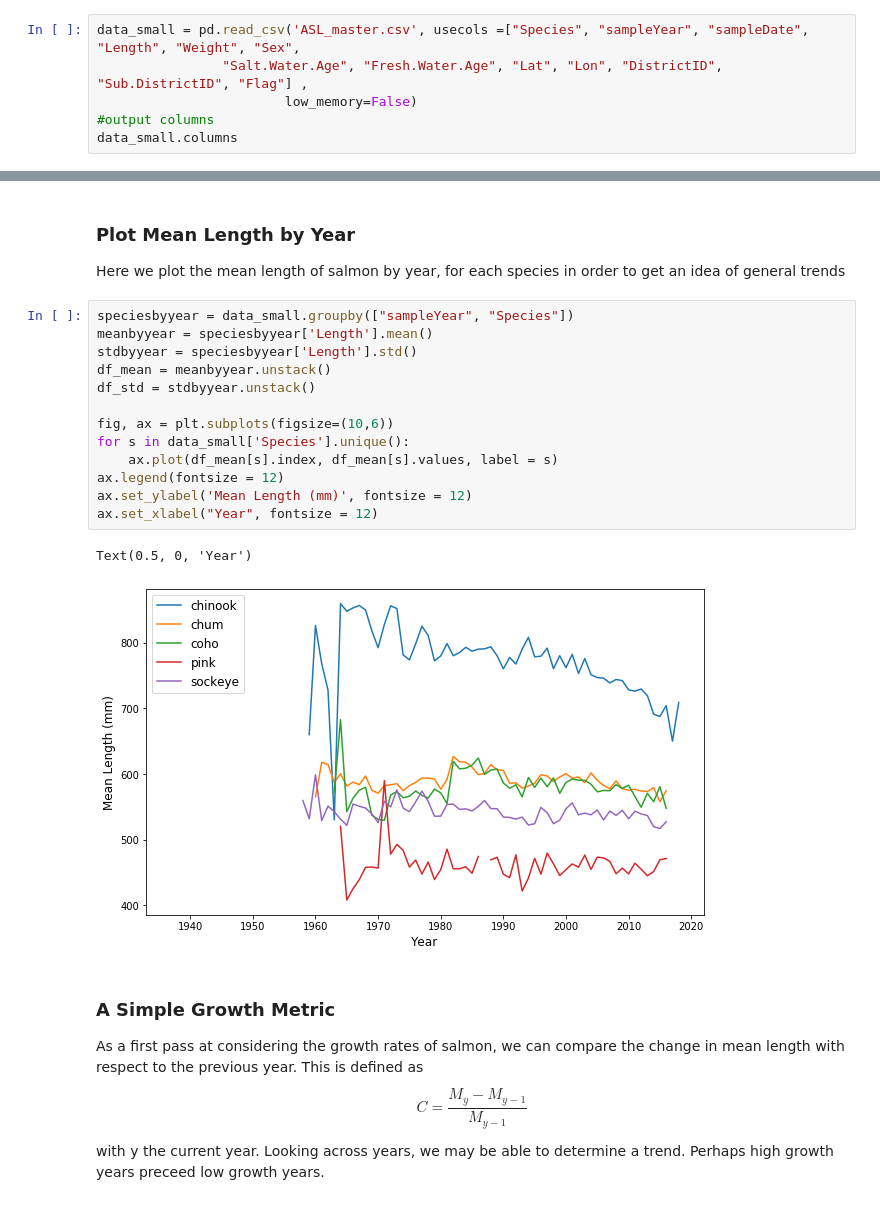
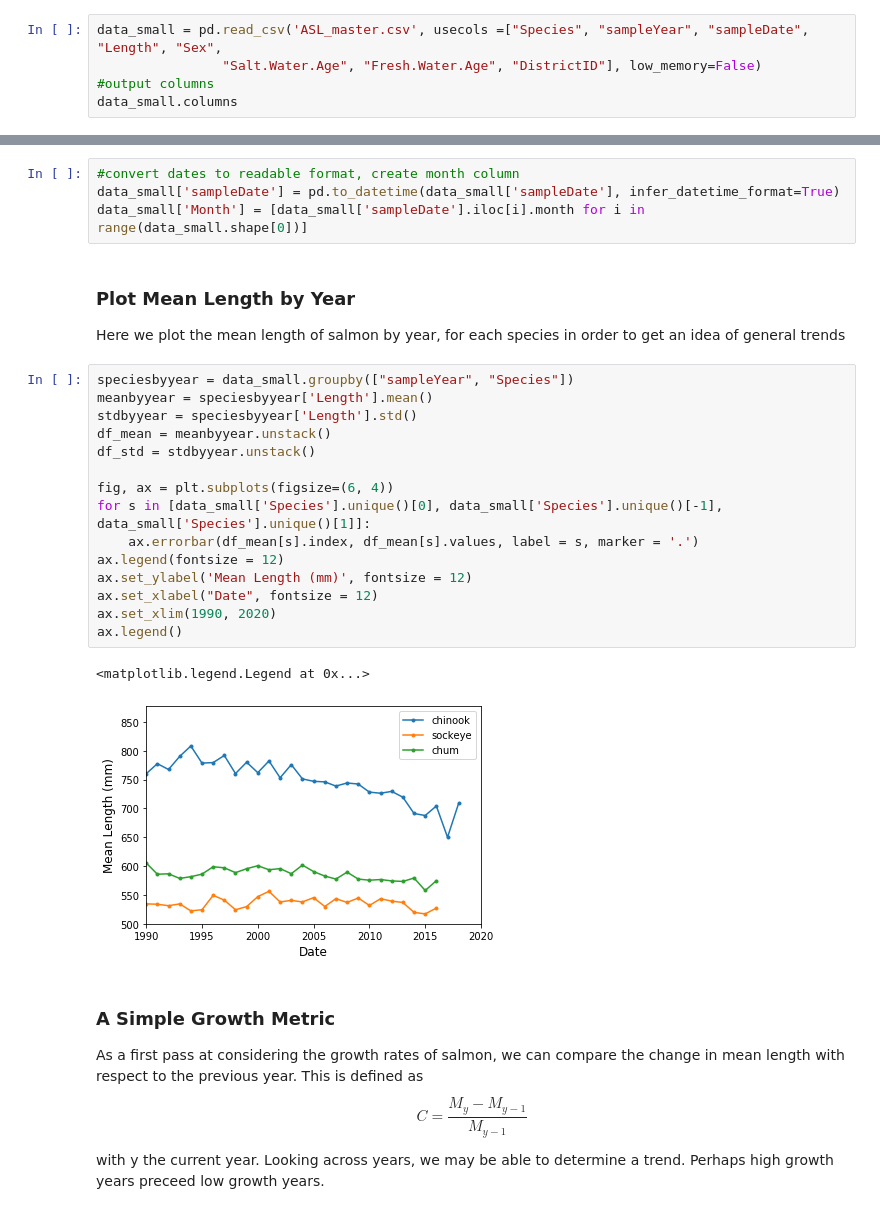
Before and after one commit to astrojneil/salmon-data, a Jupyter notebook: Salmon_explore.ipynb, the cells around one changed output, grey strips where cells are left out. Drawn from its saved outputs; the diff is of its cells as text.

```diff
--- a/Salmon_explore.ipynb
+++ b/Salmon_explore.ipynb
@@ -11,9 +11,8 @@ warnings.simplefilter(action='ignore', category=FutureWarning)
 ### Load in data
 Here we load in the Age, Sex and Length (ASL) data. We only keep columns that we expect to need for analysis
 # %%
-data_small = pd.read_csv('ASL_master.csv', usecols =["Species", "sampleYear", "sampleDate", "Length", "Weight", "Sex",
-                "Salt.Water.Age", "Fresh.Water.Age", "Lat", "Lon", "DistrictID", "Sub.DistrictID", "Flag"] ,
-                        low_memory=False)
+data_small = pd.read_csv('ASL_master.csv', usecols =["Species", "sampleYear", "sampleDate", "Length", "Sex",
+                "Salt.Water.Age", "Fresh.Water.Age", "DistrictID"], low_memory=False)
 #output columns
 data_small.columns
 # %% [output]
@@ -45,22 +40,28 @@ dtype: float64
+# %%
+#convert dates to readable format, create month column
+data_small['sampleDate'] = pd.to_datetime(data_small['sampleDate'], infer_datetime_format=True)
+data_small['Month'] = [data_small['sampleDate'].iloc[i].month for i in range(data_small.shape[0])]
 # %% [markdown]
 ### Plot Mean Length by Year
 Here we plot the mean length of salmon by year, for each species in order to get an idea of general trends
 # %%
 speciesbyyear = data_small.groupby(["sampleYear", "Species"])
 meanbyyear = speciesbyyear['Length'].mean()
 stdbyyear = speciesbyyear['Length'].std()
 df_mean = meanbyyear.unstack()
 df_std = stdbyyear.unstack()
 
-fig, ax = plt.subplots(figsize=(10,6))
-for s in data_small['Species'].unique():
-    ax.plot(df_mean[s].index, df_mean[s].values, label = s)
+fig, ax = plt.subplots(figsize=(6, 4))
+for s in [data_small['Species'].unique()[0], data_small['Species'].unique()[-1], data_small['Species'].unique()[1]]:
+    ax.errorbar(df_mean[s].index, df_mean[s].values, label = s, marker = '.')
 ax.legend(fontsize = 12)
 ax.set_ylabel('Mean Length (mm)', fontsize = 12)
-ax.set_xlabel("Year", fontsize = 12)
+ax.set_xlabel("Date", fontsize = 12)
+ax.set_xlim(1990, 2020)
+ax.legend()
 # %% [output]
-Text(0.5, 0, 'Year')
+<matplotlib.legend.Legend at 0x...>
-[figure, old version]
+[figure, new version]
 # %% [markdown]
 ### A Simple Growth Metric
 As a first pass at considering the growth rates of salmon, we can compare the change in mean length with respect to the previous year. This is defined as
```
Also changed, not shown: parts of 23 cells of this notebook.
